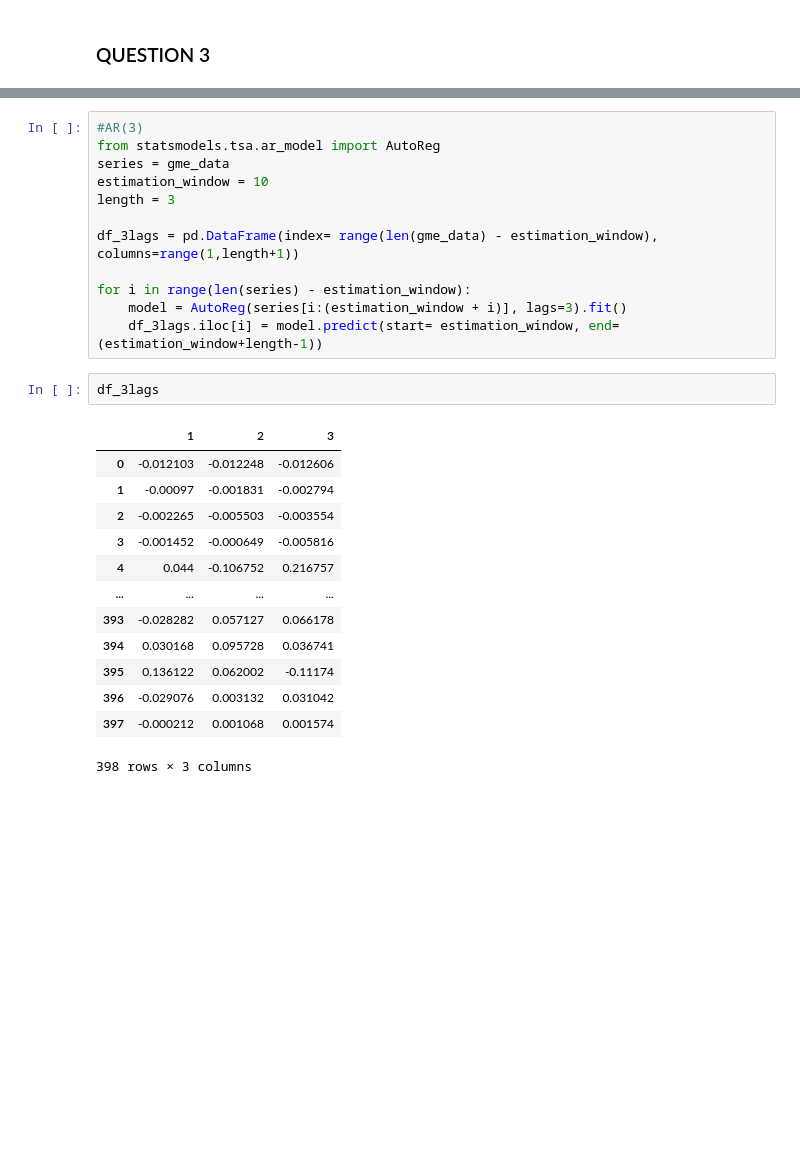
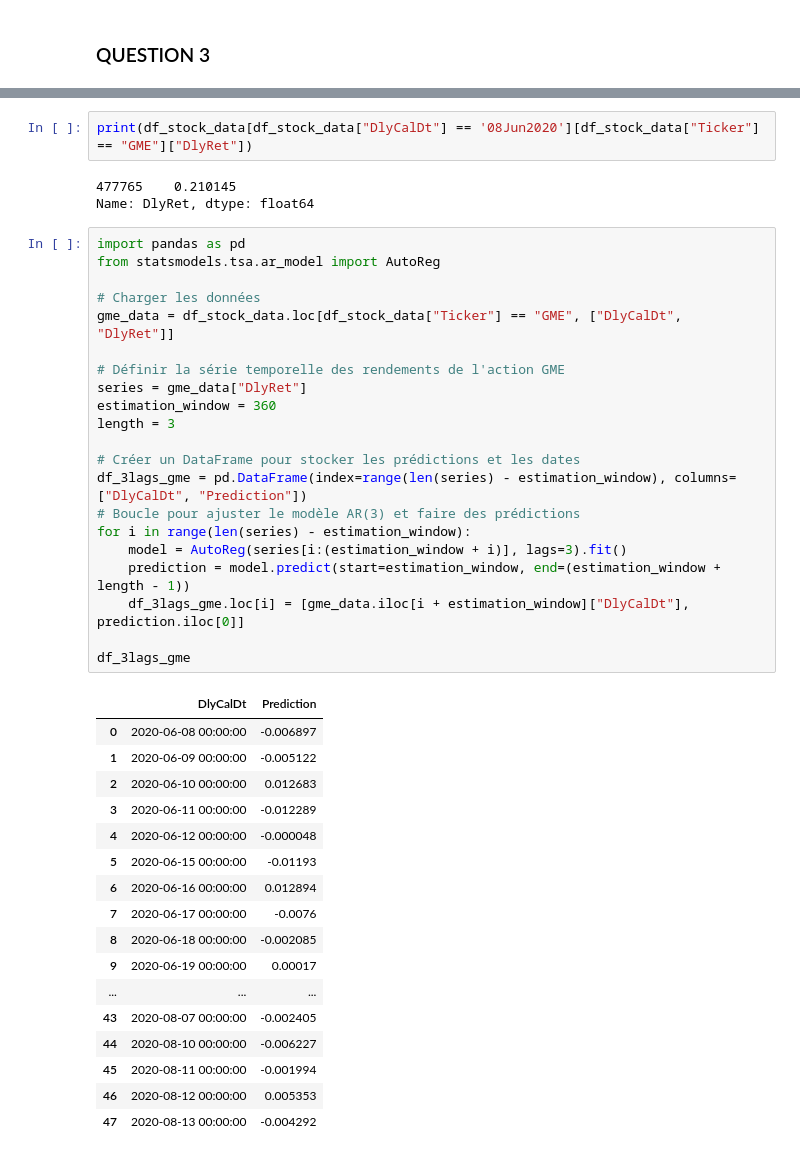
Before and after one commit to ThomasDeConinck/Econometrie-ETUDE-DE-CAS-1-, a Jupyter notebook: ETUDE DE CAS ECONO 1.ipynb, the cells around one changed output, grey strips where cells are left out. Cells and saved outputs as stored; diff of their text form; blank space fills up the shorter version.

```diff
--- a/ETUDE DE CAS ECONO 1.ipynb
+++ b/ETUDE DE CAS ECONO 1.ipynb
@@ -384,28 +370,44 @@ print(rollAR(gme_data, T0= 1000, p=3, h = 2))
+# %%
+print(df_stock_data[df_stock_data["DlyCalDt"] == '08Jun2020'][df_stock_data["Ticker"] == "GME"]["DlyRet"])
+# %% [output]
+477765    0.210145
+Name: DlyRet, dtype: float64
 # %%
-#AR(3)
+import pandas as pd
 from statsmodels.tsa.ar_model import AutoReg
-series = gme_data
-estimation_window = 10
+
+# Charger les données
+gme_data = df_stock_data.loc[df_stock_data["Ticker"] == "GME", ["DlyCalDt", "DlyRet"]]
+
+# Définir la série temporelle des rendements de l'action GME
+series = gme_data["DlyRet"]
+estimation_window = 360
 length = 3
 
-df_3lags = pd.DataFrame(index= range(len(gme_data) - estimation_window), columns=range(1,length+1))
-
+# Créer un DataFrame pour stocker les prédictions et les dates
+df_3lags_gme = pd.DataFrame(index=range(len(series) - estimation_window), columns=["DlyCalDt", "Prediction"])
+# Boucle pour ajuster le modèle AR(3) et faire des prédictions
 for i in range(len(series) - estimation_window):
     model = AutoReg(series[i:(estimation_window + i)], lags=3).fit()
-    df_3lags.iloc[i] = model.predict(start= estimation_window, end=(estimation_window+length-1))
+    prediction = model.predict(start=estimation_window, end=(estimation_window + length - 1))
+    df_3lags_gme.loc[i] = [gme_data.iloc[i + estimation_window]["DlyCalDt"], prediction.iloc[0]]
+
+df_3lags_gme
+# %% [output]
+|  | DlyCalDt | Prediction |
+| 0 | 2020-06-08 00:00:00 | -0.006897 |
+| 1 | 2020-06-09 00:00:00 | -0.005122 |
+| 2 | 2020-06-10 00:00:00 | 0.012683 |
+| 3 | 2020-06-11 00:00:00 | -0.012289 |
+| 4 | 2020-06-12 00:00:00 | -0.000048 |
+| 5 | 2020-06-15 00:00:00 | -0.01193 |
+| 6 | 2020-06-16 00:00:00 | 0.012894 |
+| 7 | 2020-06-17 00:00:00 | -0.0076 |
+| 8 | 2020-06-18 00:00:00 | -0.002085 |
+| 9 | 2020-06-19 00:00:00 | 0.00017 |
+| ... | ... | ... |
+| 43 | 2020-08-07 00:00:00 | -0.002405 |
+| 44 | 2020-08-10 00:00:00 | -0.006227 |
+| 45 | 2020-08-11 00:00:00 | -0.001994 |
+| 46 | 2020-08-12 00:00:00 | 0.005353 |
+| 47 | 2020-08-13 00:00:00 | -0.004292 |
-# %%
-df_3lags
-# %% [output]
-|  | 1 | 2 | 3 |
-| 0 | -0.012103 | -0.012248 | -0.012606 |
-| 1 | -0.00097 | -0.001831 | -0.002794 |
-| 2 | -0.002265 | -0.005503 | -0.003554 |
-| 3 | -0.001452 | -0.000649 | -0.005816 |
-| 4 | 0.044 | -0.106752 | 0.216757 |
-| ... | ... | ... | ... |
-| 393 | -0.028282 | 0.057127 | 0.066178 |
-| 394 | 0.030168 | 0.095728 | 0.036741 |
-| 395 | 0.136122 | 0.062002 | -0.11174 |
-| 396 | -0.029076 | 0.003132 | 0.031042 |
-| 397 | -0.000212 | 0.001068 | 0.001574 |
-398 rows × 3 columns
```
Also changed, not shown: parts of 18 cells of this notebook.
